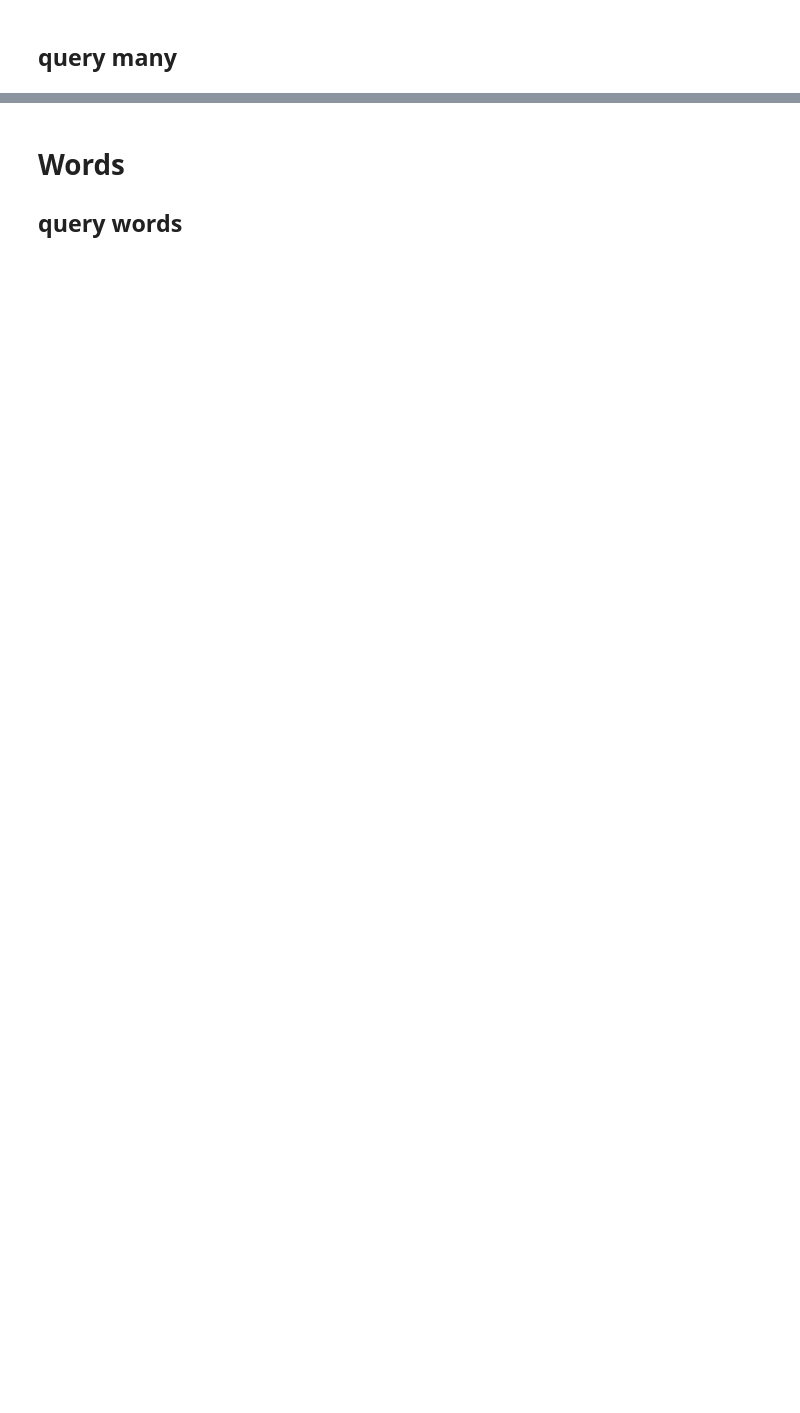
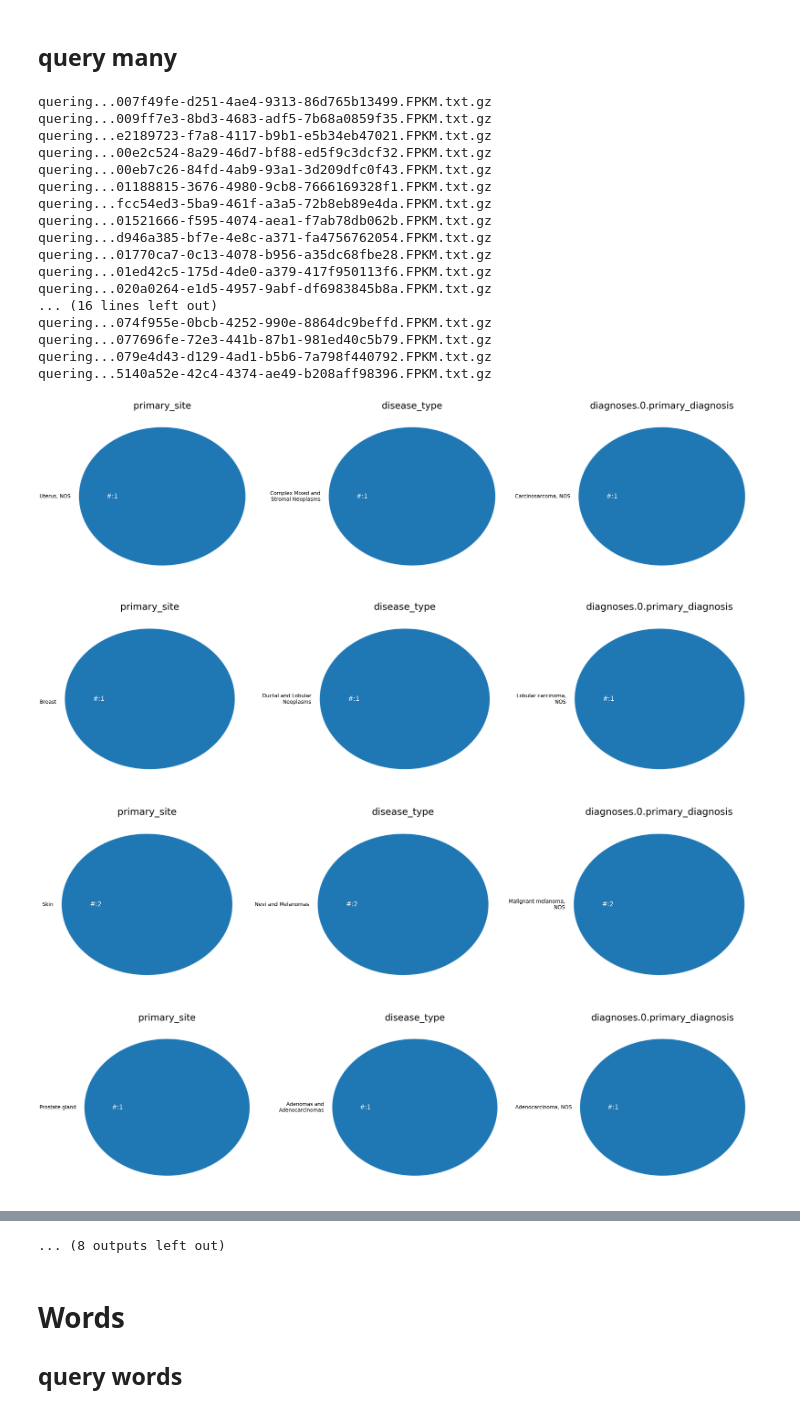
Before and after one commit to fvalle1/master_thesis, a Jupyter notebook: hSBM_bench.ipynb, the cells around one changed output, grey strips where cells are left out. Drawn from its saved outputs; the diff is of its cells as text; code cells hidden in the pictures; blank space fills up the shorter version.

```diff
--- a/hSBM_bench.ipynb
+++ b/hSBM_bench.ipynb
@@ -65,7 +46 @@ def queryFiles(files):
     return df
-# %%
-def makePie(df, l, c, col = 'disease_type'):
-    col_counts = df.loc[:,col].value_counts()
-    fig = plt.figure(figsize=(15,8))
-    col_counts.plot(kind='pie', fontsize=16, title = col)
-    fig.savefig("cluster_pie_%s_l_%d_c%d.pdf"%(col,l, c))
@@ -72,3 +69,60 @@ def makePie(df, l, c, col = 'disease_type'):
+# %%
+cluster = {0: [('007f49fe-d251-4ae4-9313-86d765b13499', 1.0)],
+ 1: [('009ff7e3-8bd3-4683-adf5-7b68a0859f35', 1.0)],
+ 2: [('e2189723-f7a8-4117-b9b1-e5b34eb47021', 1.0),
+  ('00e2c524-8a29-46d7-bf88-ed5f9c3dcf32', 1.0)],
+ 3: [('00eb7c26-84fd-4ab9-93a1-3d209dfc0f43', 1.0)],
+ 4: [('01188815-3676-4980-9cb8-7666169328f1', 1.0)],
+ 5: [('fcc54ed3-5ba9-461f-a3a5-72b8eb89e4da', 1.0),
+  ('01521666-f595-4074-aea1-f7ab78db062b', 1.0)],
+ 6: [('d946a385-bf7e-4e8c-a371-fa4756762054', 1.0),
+  ('01770ca7-0c13-4078-b956-a35dc68fbe28', 1.0)],
+ 7: [('01ed42c5-175d-4de0-a379-417f950113f6', 1.0)],
+ 8: [('020a0264-e1d5-4957-9abf-df6983845b8a', 1.0)],
+ 9: [('02939ecf-77d0-49fc-a04b-8fd5334b44da', 1.0)],
+ 10: [('9b874579-0d12-425f-ba47-a0b52f752cb0', 1.0),
+  ('029e64ca-6652-4234-9724-3d6c3fd88771', 1.0)],
+ 22: [('0682f782-419e-4c8f-825d-21e28ca49e84', 1.0),
+  ('ac60c53a-5c3b-4a23-86a5-e52906ee9ff8', 1.0)],
+ 23: [('0693b1af-6c92-45e0-b18b-5eb60eb36909', 1.0)],
+ 24: [('06ef2a8d-3ab3-4e88-b72c-a4317d5e8a52', 1.0)],
+ 25: [('074f955e-0bcb-4252-990e-8864dc9beffd', 1.0)],
+ 26: [('077696fe-72e3-441b-87b1-981ed40c5b79', 1.0)],
+ 27: [('079e4d43-d129-4ad1-b5b6-7a798f440792', 1.0),
+  ('5140a52e-42c4-4374-ae49-b208aff98396', 1.0)],
+ 66: [('74451263-2bde-4b6f-899f-d171915769b3', 1.0),
+  ('108c8f50-ed04-436c-b49e-dcdb1da0b827', 1.0),
+  ('6d8f7120-d3b2-4786-9f70-cce4c99218ec', 1.0),
+  ('a66f6215-106e-4d33-a50d-a4823659f95c', 1.0),
+  ('10b43d71-26fe-4fbd-882e-e09c39c5295b', 1.0),
+  ('12d875a9-d386-44ab-bd96-6095119be049', 1.0),
+  ('59d90fcf-e519-4e32-87cd-eb920cf3b588', 1.0),
+  ('a9bb5882-2a06-48c9-ae47-301701b9b813', 1.0)],
+ 67: [('10a32136-8a4d-4af3-8e70-543b2a336c91', 1.0)]}
 # %%
+level = 0
 for c in cluster:
-    makePie(queryFiles([f[0][:-2]+".FPKM.txt.gz" for f in cluster[c]]), 0, c, 'primary_site')
+    datatotest = queryFiles([f[0][:]+".FPKM.txt.gz" for f in cluster[c]])
+    makePie(datatotest, level, c, ['primary_site','disease_type','diagnoses.0.primary_diagnosis'])
+# %% [output]
+quering...007f49fe-d251-4ae4-9313-86d765b13499.FPKM.txt.gz
+quering...009ff7e3-8bd3-4683-adf5-7b68a0859f35.FPKM.txt.gz
+quering...e2189723-f7a8-4117-b9b1-e5b34eb47021.FPKM.txt.gz
+quering...00e2c524-8a29-46d7-bf88-ed5f9c3dcf32.FPKM.txt.gz
+quering...00eb7c26-84fd-4ab9-93a1-3d209dfc0f43.FPKM.txt.gz
+quering...01188815-3676-4980-9cb8-7666169328f1.FPKM.txt.gz
+quering...fcc54ed3-5ba9-461f-a3a5-72b8eb89e4da.FPKM.txt.gz
+quering...01521666-f595-4074-aea1-f7ab78db062b.FPKM.txt.gz
+quering...d946a385-bf7e-4e8c-a371-fa4756762054.FPKM.txt.gz
+quering...01770ca7-0c13-4078-b956-a35dc68fbe28.FPKM.txt.gz
+quering...01ed42c5-175d-4de0-a379-417f950113f6.FPKM.txt.gz
+quering...020a0264-e1d5-4957-9abf-df6983845b8a.FPKM.txt.gz
+... (16 lines left out)
+quering...074f955e-0bcb-4252-990e-8864dc9beffd.FPKM.txt.gz
+quering...077696fe-72e3-441b-87b1-981ed40c5b79.FPKM.txt.gz
+quering...079e4d43-d129-4ad1-b5b6-7a798f440792.FPKM.txt.gz
+quering...5140a52e-42c4-4374-ae49-b208aff98396.FPKM.txt.gz
+[figure, added]
+[figure, added]
+[figure, added]
+[figure, added]
@@ -75,3 +136,4 @@ for c in cluster:
+... (8 outputs left out)
 # %% [markdown]
 # Words
 ## query words
```
Also changed, not shown: parts of 15 cells of this notebook, 13 other files.
